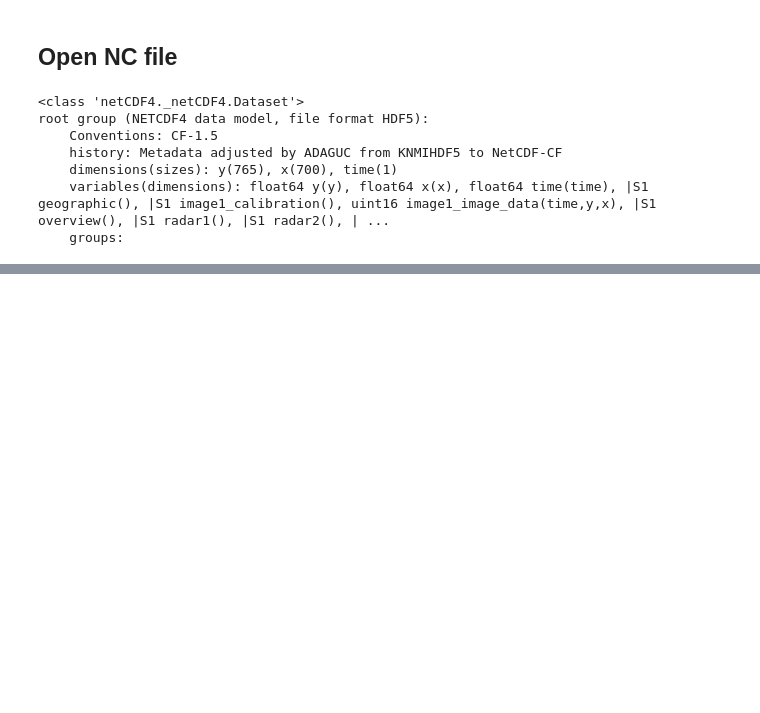
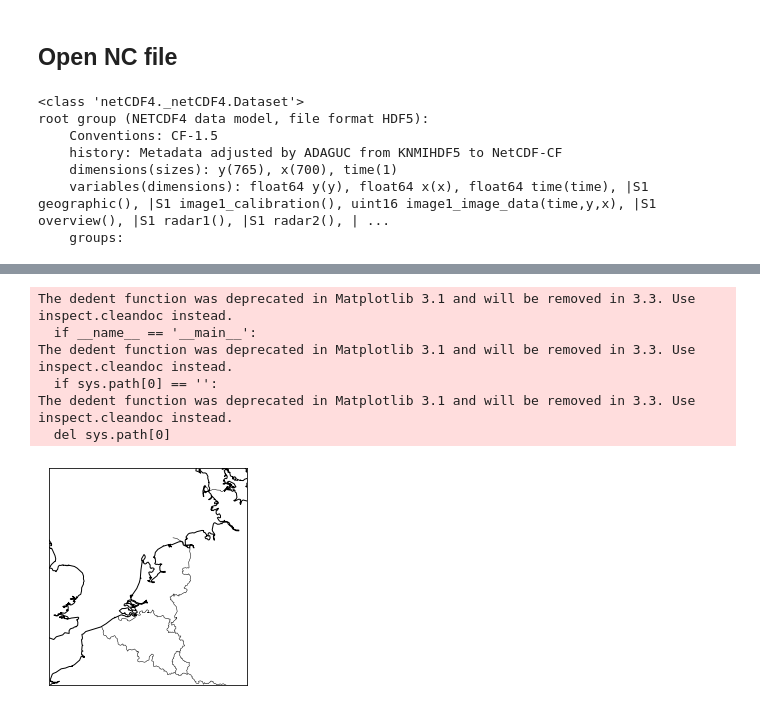
Before and after one commit to KoertS/precipitation-nowcasting-using-GANs, a Jupyter notebook: precipitation_forecasting/preprocess_data.ipynb, the cells around one changed output, grey strips where cells are left out. Drawn from its saved outputs; the diff is of its cells as text; code cells hidden in the pictures; blank space fills up the shorter version.

```diff
--- a/precipitation_forecasting/preprocess_data.ipynb
+++ b/precipitation_forecasting/preprocess_data.ipynb
@@ -560,0 +569,6 @@ The dedent function was deprecated in Matplotlib 3.1 and will be removed in 3.3.
+# %%
+import pyproj
+X, Y = np.meshgrid(x, y)
+# original projection
+p = pyproj.Proj("+proj=stere +lat_0=90 +lat_ts=60 +lon_0=0 +k=90 +x_0=0 +y_0=0 +a=6378.137000 +b=6356.752000")# +units=m +no_defs")
+lon, lat = p(X*1000, Y*1000, inverse=True)
@@ -560,0 +578,27 @@ The dedent function was deprecated in Matplotlib 3.1 and will be removed in 3.3.
+# %%
+
+mp = Basemap(projection='stere',
+             lat_0=90,
+             lon_0=0,
+             lat_ts=60,
+             llcrnrlon=min_x,   # lower longitude
+             llcrnrlat=min_y,    # lower latitude
+             urcrnrlon=max_x,   # uppper longitude
+             urcrnrlat=max_y,   # uppper latitude
+             resolution='i'
+            )
+mp.drawcoastlines()
+mp.drawstates()
+mp.drawcountries()
+
+xx, yy = mp(lon, lat)
+plt.contourf(xx, yy, np.squeeze(rain), latlon=True)
+plt.show()
+# %% [output]
+The dedent function was deprecated in Matplotlib 3.1 and will be removed in 3.3. Use inspect.cleandoc instead.
+  if __name__ == '__main__':
+The dedent function was deprecated in Matplotlib 3.1 and will be removed in 3.3. Use inspect.cleandoc instead.
+  if sys.path[0] == '':
+The dedent function was deprecated in Matplotlib 3.1 and will be removed in 3.3. Use inspect.cleandoc instead.
+  del sys.path[0]
+[figure, added]
```
Also changed, not shown: parts of 27 cells of this notebook.
